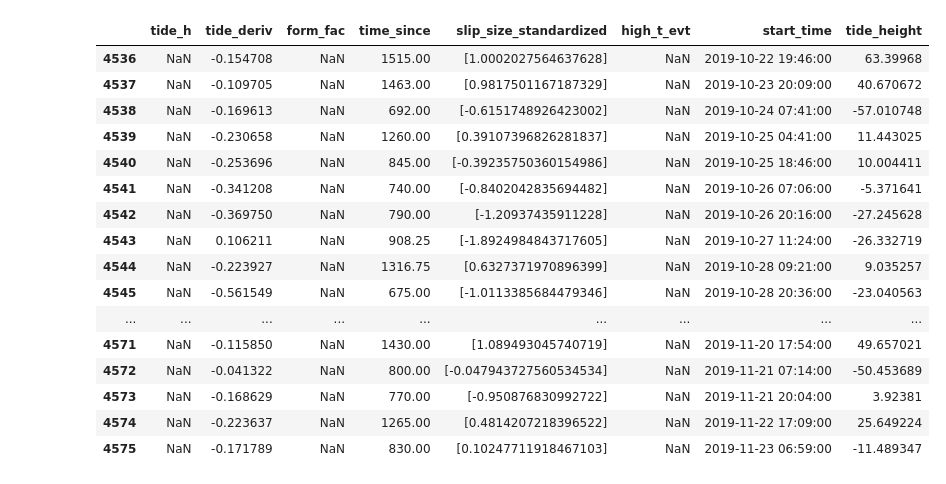
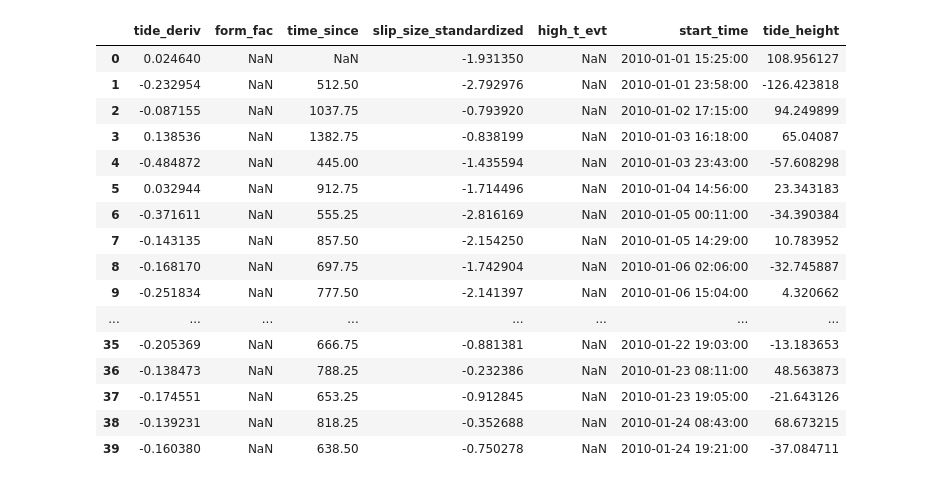
Before and after one commit to MinesGlaciology/whillans-surf, a Jupyter notebook: notebooks/SURF/neural_nets/preproc_09-19.ipynb, the cells around one changed output. Drawn from its saved outputs; the diff is of its cells as text; code cells hidden in the pictures.

```diff
--- a/notebooks/SURF/neural_nets/preproc_09-19.ipynb
+++ b/notebooks/SURF/neural_nets/preproc_09-19.ipynb
@@ -27,16 +27,16 @@ import matplotlib.pyplot as plt
 
 # df_2008 = my_lib.funcs.load_evt("/Users/sambrown/Documents/SURF/Events/2008_2008Events2stas")
 # df_2009 = my_lib.funcs.load_evt("/Users/sambrown/Documents/SURF/Events/2009_2009Events2stas")
-df_2010 = my_lib.funcs.load_evt("/Users/sambrown/Documents/SURF/Events/2010_2010Events2stas")
-df_2011 = my_lib.funcs.load_evt("/Users/sambrown/Documents/SURF/Events/2011_2011Events2stas")
-df_2012 = my_lib.funcs.load_evt("/Users/sambrown/Documents/SURF/Events/2012_2012Events2stas")
-df_2013 = my_lib.funcs.load_evt("/Users/sambrown/Documents/SURF/Events/2013_2013Events2stas")
-df_2014 = my_lib.funcs.load_evt("/Users/sambrown/Documents/SURF/Events/2014_2014Events2stas")
-df_2015 = my_lib.funcs.load_evt("/Users/sambrown/Documents/SURF/Events/2015_2015Events2stas")
-df_2016 = my_lib.funcs.load_evt("/Users/sambrown/Documents/SURF/Events/2016_2016Events2stas")
-df_2017 = my_lib.funcs.load_evt("/Users/sambrown/Documents/SURF/Events/2017_2017Events2stas")
-df_2018 = my_lib.funcs.load_evt("/Users/sambrown/Documents/SURF/Events/2018_2018Events2stas")
-df_2019 = my_lib.funcs.load_evt("/Users/sambrown/Documents/SURF/Events/2019_2019Events2stas")
+df_2010 = my_lib.funcs.load_evt("/Users/sambrown04/Documents/SURF/Events/2010_2010Events2stas")
+df_2011 = my_lib.funcs.load_evt("/Users/sambrown04/Documents/SURF/Events/2011_2011Events2stas")
+df_2012 = my_lib.funcs.load_evt("/Users/sambrown04/Documents/SURF/Events/2012_2012Events2stas")
+df_2013 = my_lib.funcs.load_evt("/Users/sambrown04/Documents/SURF/Events/2013_2013Events2stas")
+df_2014 = my_lib.funcs.load_evt("/Users/sambrown04/Documents/SURF/Events/2014_2014Events2stas")
+df_2015 = my_lib.funcs.load_evt("/Users/sambrown04/Documents/SURF/Events/2015_2015Events2stas")
+df_2016 = my_lib.funcs.load_evt("/Users/sambrown04/Documents/SURF/Events/2016_2016Events2stas")
+df_2017 = my_lib.funcs.load_evt("/Users/sambrown04/Documents/SURF/Events/2017_2017Events2stas")
+df_2018 = my_lib.funcs.load_evt("/Users/sambrown04/Documents/SURF/Events/2018_2018Events2stas")
+df_2019 = my_lib.funcs.load_evt("/Users/sambrown04/Documents/SURF/Events/2019_2019Events2stas")
 
 # One Large list
 all_dfs = (
@@ -55,9 +60,9 @@ standards.head(10)
 # %%
-# Loop through each event. Loop through each station, append standardized delta in list then average it.
+# Loop through each event. Loop through each station in events, append the standardized delta to the list then average it.
 # add start time to data frame
 
 # Initialize dataframe
-net_df = pd.DataFrame(columns = ['tide_h', 'tide_deriv', 'form_fac', 'time_since', 'slip_size_standardized', 'high_t_evt', 'start_time'])
+net_df = pd.DataFrame(columns = [ 'tide_deriv', 'form_fac', 'time_since', 'slip_size_standardized', 'high_t_evt', 'start_time']) # Tide height will be added by merge
 
 for event in clean_df:
 
@@ -77,11 +82,9 @@ for event in clean_df:
 
         # Min Max scaling
 
-
-
         # Standardization metrics
-        station_mean = row_sch['slip_size'].values
-        station_sd = row_sch['slip_size_sd'].values
+        station_mean = row_sch['slip_size'].iloc[0]
+        station_sd = row_sch['slip_size_sd'].iloc[0]
 
         # print(f"{row['total_delta']}, {station}, {station_mean}, {station_sd}")
 
@@ -95,10 +98,15 @@ for event in clean_df:
     }
 # %%
 # Load tide Data
+# NOTE: previously averaged coors of gz stations and had missing vals; will use gz05 now
 
 #Average coordinates for gz stations (source code in severity_class nb)
-x_cor = -168955.1491394913
-y_cor = -599694.5432784811
+# x_cor = -168955.1491394913
+# y_cor = -599694.5432784811
+
+# GZ05 coors
+x_cor = -155992.359664
+y_cor = -604863.615642
 
 tide_df = my_lib.funcs.get_tide_height(4380, x_cor, y_cor, "2008-01-01 00:00:00") # 12 years worth of data
 # %% [output]
@@ -136,25 +144,25 @@ for i, row in merged_df.iterrows():
         idx = index[0]
         merged_df.at[i, 'tide_deriv'] = tide_d.at[idx, 'tide_deriv']
 # %%
-merged_df.tail(40)
+merged_df.head(40)
 # %% [output]
-|  | tide_h | tide_deriv | form_fac | time_since | slip_size_standardized | high_t_evt | start_time | tide_height |
-| 4536 | NaN | -0.154708 | NaN | 1515.00 | [1.0002027564637628] | NaN | 2019-10-22 19:46:00 | 63.39968 |
-| 4537 | NaN | -0.109705 | NaN | 1463.00 | [0.9817501167187329] | NaN | 2019-10-23 20:09:00 | 40.670672 |
-| 4538 | NaN | -0.169613 | NaN | 692.00 | [-0.6151748926423002] | NaN | 2019-10-24 07:41:00 | -57.010748 |
-| 4539 | NaN | -0.230658 | NaN | 1260.00 | [0.39107396826281837] | NaN | 2019-10-25 04:41:00 | 11.443025 |
-| 4540 | NaN | -0.253696 | NaN | 845.00 | [-0.39235750360154986] | NaN | 2019-10-25 18:46:00 | 10.004411 |
-| 4541 | NaN | -0.341208 | NaN | 740.00 | [-0.8402042835694482] | NaN | 2019-10-26 07:06:00 | -5.371641 |
-| 4542 | NaN | -0.369750 | NaN | 790.00 | [-1.20937435911228] | NaN | 2019-10-26 20:16:00 | -27.245628 |
-| 4543 | NaN | 0.106211 | NaN | 908.25 | [-1.8924984843717605] | NaN | 2019-10-27 11:24:00 | -26.332719 |
-| 4544 | NaN | -0.223927 | NaN | 1316.75 | [0.6327371970896399] | NaN | 2019-10-28 09:21:00 | 9.035257 |
-| 4545 | NaN | -0.561549 | NaN | 675.00 | [-1.0113385684479346] | NaN | 2019-10-28 20:36:00 | -23.040563 |
-| ... | ... | ... | ... | ... | ... | ... | ... | ... |
-| 4571 | NaN | -0.115850 | NaN | 1430.00 | [1.089493045740719] | NaN | 2019-11-20 17:54:00 | 49.657021 |
-| 4572 | NaN | -0.041322 | NaN | 800.00 | [-0.047943727560534534] | NaN | 2019-11-21 07:14:00 | -50.453689 |
-| 4573 | NaN | -0.168629 | NaN | 770.00 | [-0.950876830992722] | NaN | 2019-11-21 20:04:00 | 3.92381 |
-| 4574 | NaN | -0.223637 | NaN | 1265.00 | [0.4814207218396522] | NaN | 2019-11-22 17:09:00 | 25.649224 |
-| 4575 | NaN | -0.171789 | NaN | 830.00 | [0.10247711918467103] | NaN | 2019-11-23 06:59:00 | -11.489347 |
+|  | tide_deriv | form_fac | time_since | slip_size_standardized | high_t_evt | start_time | tide_height |
+| 0 | 0.024640 | NaN | NaN | -1.931350 | NaN | 2010-01-01 15:25:00 | 108.956127 |
+| 1 | -0.232954 | NaN | 512.50 | -2.792976 | NaN | 2010-01-01 23:58:00 | -126.423818 |
+| 2 | -0.087155 | NaN | 1037.75 | -0.793920 | NaN | 2010-01-02 17:15:00 | 94.249899 |
+| 3 | 0.138536 | NaN | 1382.75 | -0.838199 | NaN | 2010-01-03 16:18:00 | 65.04087 |
+| 4 | -0.484872 | NaN | 445.00 | -1.435594 | NaN | 2010-01-03 23:43:00 | -57.608298 |
+| 5 | 0.032944 | NaN | 912.75 | -1.714496 | NaN | 2010-01-04 14:56:00 | 23.343183 |
+| 6 | -0.371611 | NaN | 555.25 | -2.816169 | NaN | 2010-01-05 00:11:00 | -34.390384 |
+| 7 | -0.143135 | NaN | 857.50 | -2.154250 | NaN | 2010-01-05 14:29:00 | 10.783952 |
+| 8 | -0.168170 | NaN | 697.75 | -1.742904 | NaN | 2010-01-06 02:06:00 | -32.745887 |
+| 9 | -0.251834 | NaN | 777.50 | -2.141397 | NaN | 2010-01-06 15:04:00 | 4.320662 |
+| ... | ... | ... | ... | ... | ... | ... | ... |
+| 35 | -0.205369 | NaN | 666.75 | -0.881381 | NaN | 2010-01-22 19:03:00 | -13.183653 |
+| 36 | -0.138473 | NaN | 788.25 | -0.232386 | NaN | 2010-01-23 08:11:00 | 48.563873 |
+| 37 | -0.174551 | NaN | 653.25 | -0.912845 | NaN | 2010-01-23 19:05:00 | -21.643126 |
+| 38 | -0.139231 | NaN | 818.25 | -0.352688 | NaN | 2010-01-24 08:43:00 | 68.673215 |
+| 39 | -0.160380 | NaN | 638.50 | -0.750278 | NaN | 2010-01-24 19:21:00 | -37.084711 |
 # %%
 # Form factor calculation
 
```
Also changed, not shown: parts of 10 cells of this notebook, 24 other files.
